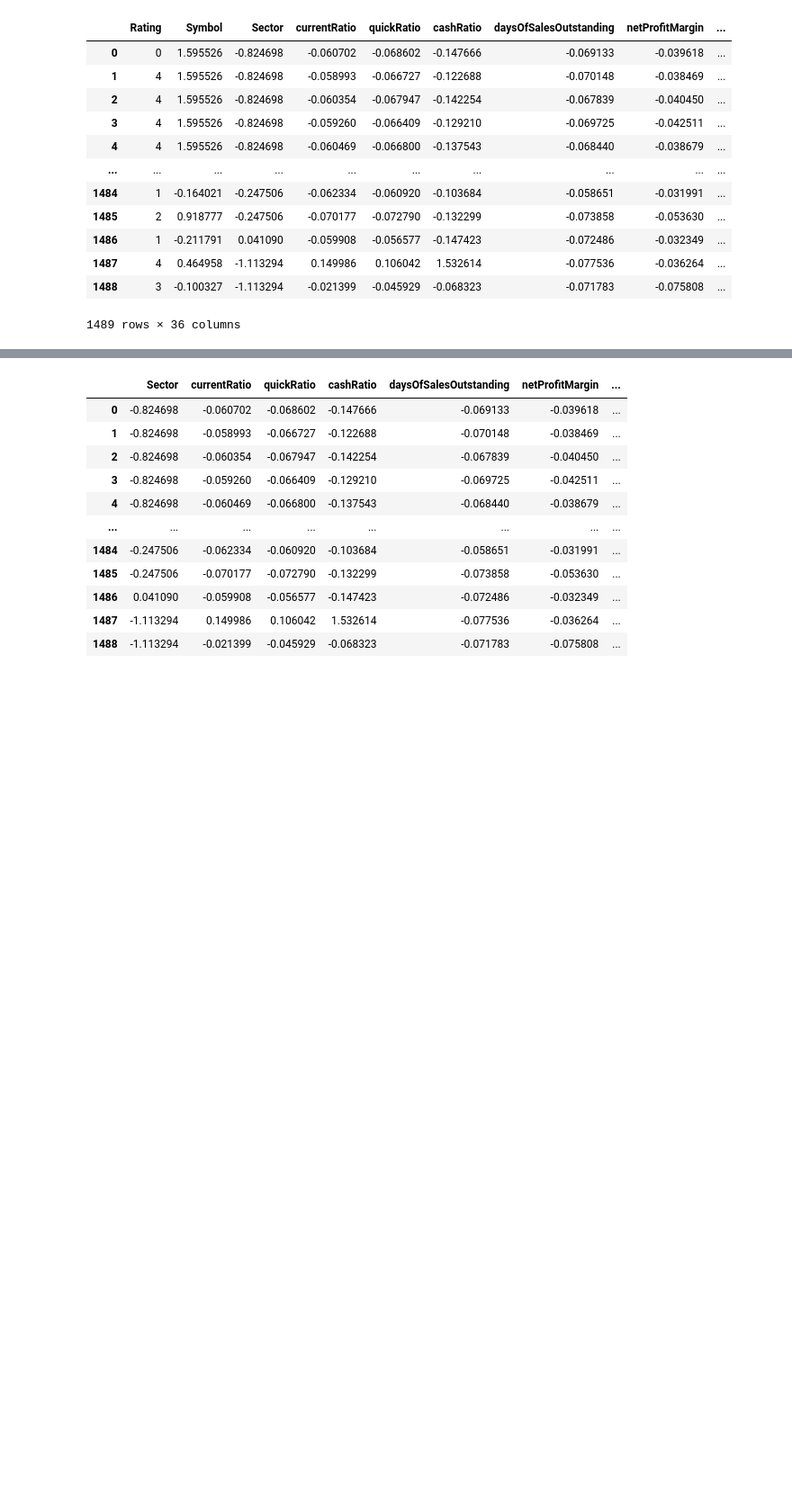
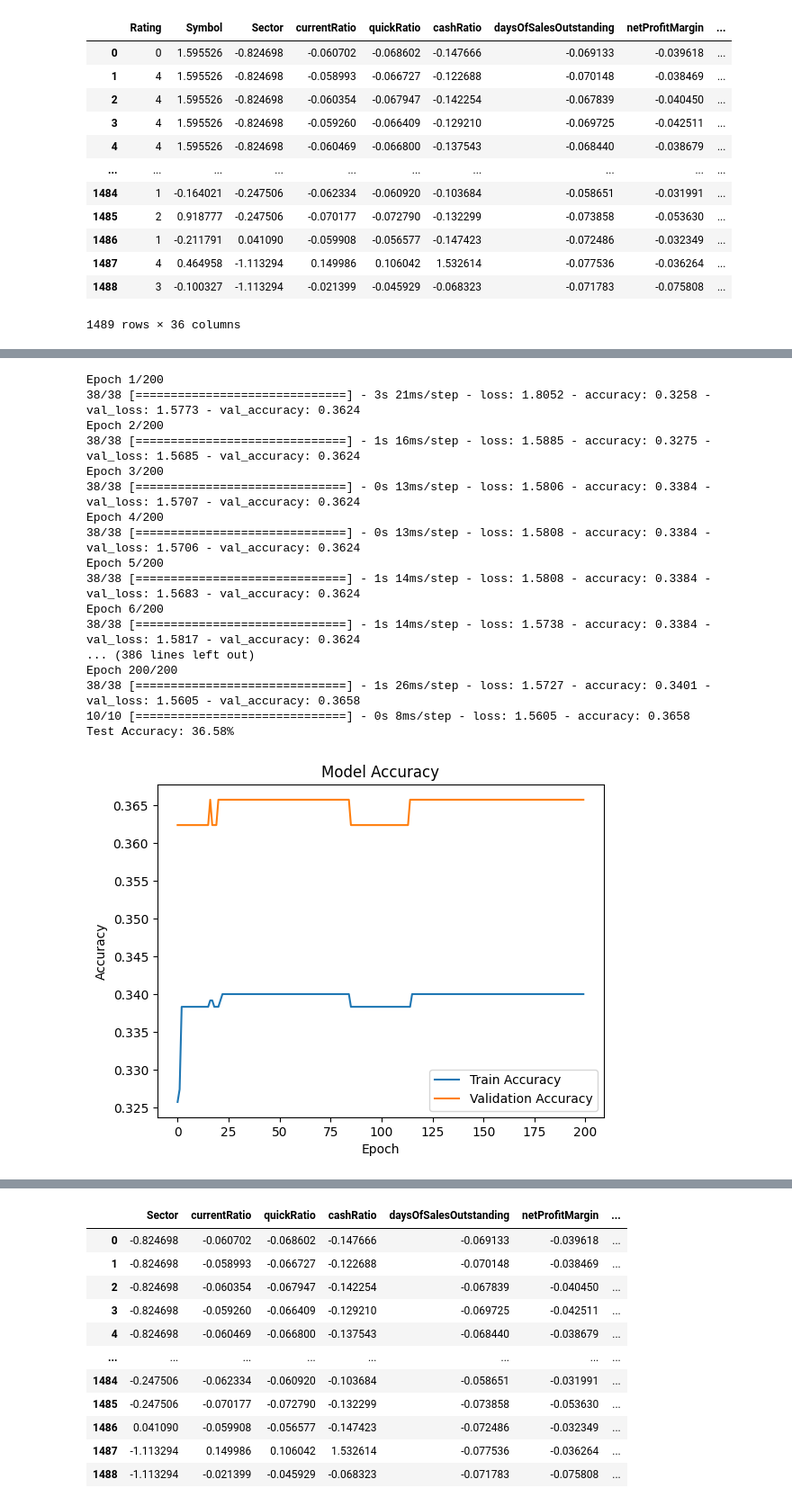
Before and after one commit to Aaditya260305/Multimodal-Machine-Learning-for-Credit-Modeling, a Jupyter notebook: multiclass_classfication_deep_learning.ipynb, the cells around one changed output, grey strips where cells are left out. Shown: that part at 90% size. Cells and saved outputs as stored; diff of their text form; code cells hidden in the pictures; blank space fills up the shorter version.

```diff
--- a/multiclass_classfication_deep_learning.ipynb
+++ b/multiclass_classfication_deep_learning.ipynb
@@ -495,0 +471,71 @@ Result1
+# %%
+#  LSTM rnn model
+
+import tensorflow as tf
+from tensorflow.keras.models import Sequential
+from tensorflow.keras.layers import Dense
+from tensorflow.keras.optimizers import Adam
+from tensorflow.keras.utils import to_categorical
+from keras.layers import LSTM
+
+
+y_train_1 = to_categorical(y_train, num_classes=6)
+y_test_1 = to_categorical(y_test, num_classes=6)
+
+# Define the model
+model = Sequential()
+
+# Input and Hidden Layers
+# model.add(LSTM(32,activation='relu',input_shape=(27)))
+# model.add(Dense(128, input_dim=X_train.shape[1], activation='relu'))
+model.add(LSTM(100, activation='relu',input_shape=(X_train.shape[1], 1)))
+model.add(Dense(64, activation='relu'))
+model.add(Dense(32, activation='relu'))
+model.add(Dense(64, activation='relu'))
+model.add(Dense(32, activation='relu'))
+model.add(Dense(16, activation='relu'))
+model.add(Dense(8, activation='relu'))
+# Output Layer
+model.add(Dense(6, activation='softmax'))  # 6 classes
+
+# Compile the model
+model.compile(loss='categorical_crossentropy', optimizer=Adam(learning_rate=0.01), metrics=['accuracy'])
+
+# Train the model
+history = model.fit(X_train, y_train_1, epochs=200 , batch_size=32, validation_data=(X_test, y_test_1), verbose=1)
+
+# Evaluate the model
+loss, accuracy = model.evaluate(X_test, y_test_1)
+print(f"Test Accuracy: {accuracy * 100:.2f}%")
+
+accuracies_dict['LSTM'] = accuracy * 100
+
+# Plot training and validation accuracy
+import matplotlib.pyplot as plt
+
+plt.plot(history.history['accuracy'], label='Train Accuracy')
+plt.plot(history.history['val_accuracy'], label='Validation Accuracy')
+plt.title('Model Accuracy')
+plt.ylabel('Accuracy')
+plt.xlabel('Epoch')
+plt.legend(loc='lower right')
+plt.show()
+# %% [output]
+Epoch 1/200
+38/38 [==============================] - 3s 21ms/step - loss: 1.8052 - accuracy: 0.3258 - val_loss: 1.5773 - val_accuracy: 0.3624
+Epoch 2/200
+38/38 [==============================] - 1s 16ms/step - loss: 1.5885 - accuracy: 0.3275 - val_loss: 1.5685 - val_accuracy: 0.3624
+Epoch 3/200
+38/38 [==============================] - 0s 13ms/step - loss: 1.5806 - accuracy: 0.3384 - val_loss: 1.5707 - val_accuracy: 0.3624
+Epoch 4/200
+38/38 [==============================] - 0s 13ms/step - loss: 1.5808 - accuracy: 0.3384 - val_loss: 1.5706 - val_accuracy: 0.3624
+Epoch 5/200
+38/38 [==============================] - 1s 14ms/step - loss: 1.5808 - accuracy: 0.3384 - val_loss: 1.5683 - val_accuracy: 0.3624
+Epoch 6/200
+38/38 [==============================] - 1s 14ms/step - loss: 1.5738 - accuracy: 0.3384 - val_loss: 1.5817 - val_accuracy: 0.3624
+... (386 lines left out)
+Epoch 200/200
+38/38 [==============================] - 1s 26ms/step - loss: 1.5727 - accuracy: 0.3401 - val_loss: 1.5605 - val_accuracy: 0.3658
+10/10 [==============================] - 0s 8ms/step - loss: 1.5605 - accuracy: 0.3658
+Test Accuracy: 36.58%
+[figure, added]
```
Also changed, not shown: parts of 12 cells of this notebook, 7 other files.
